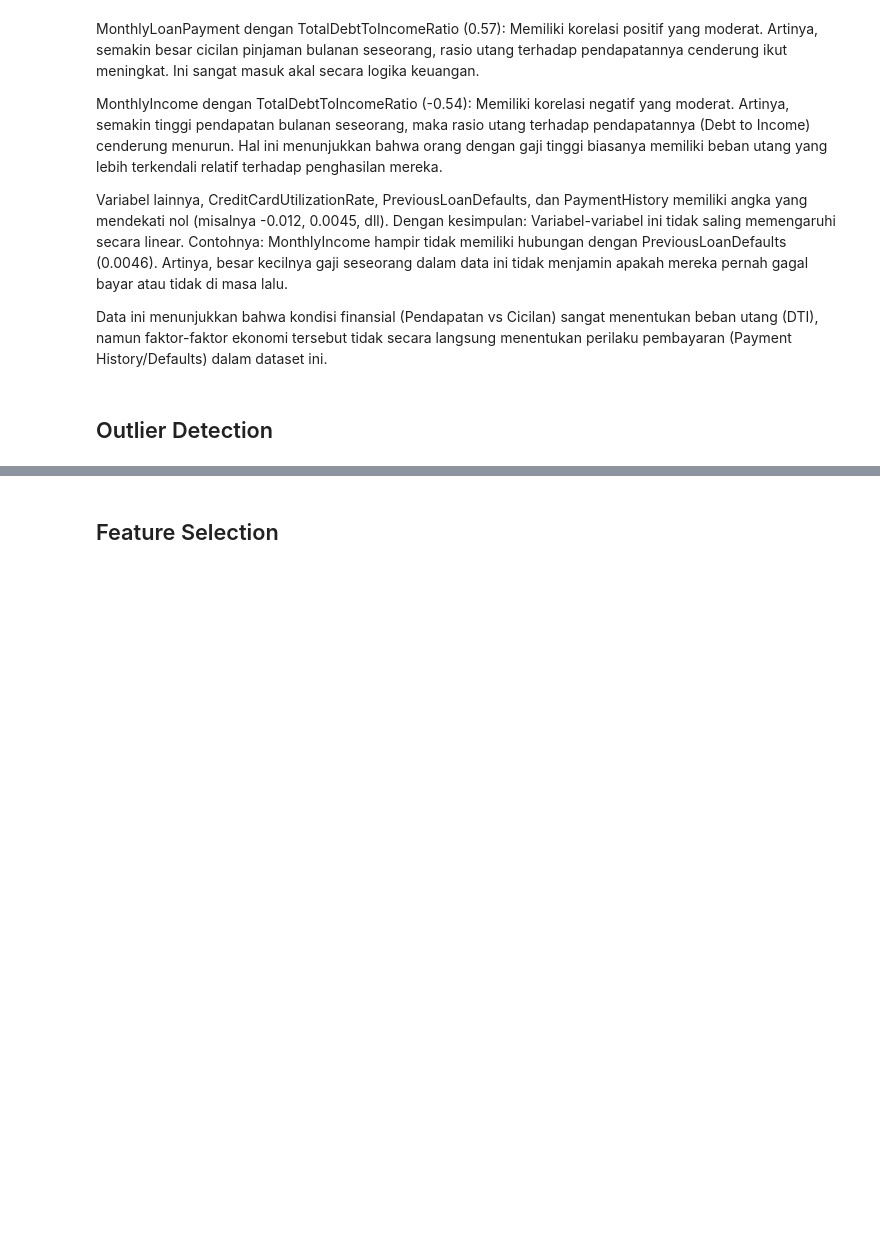
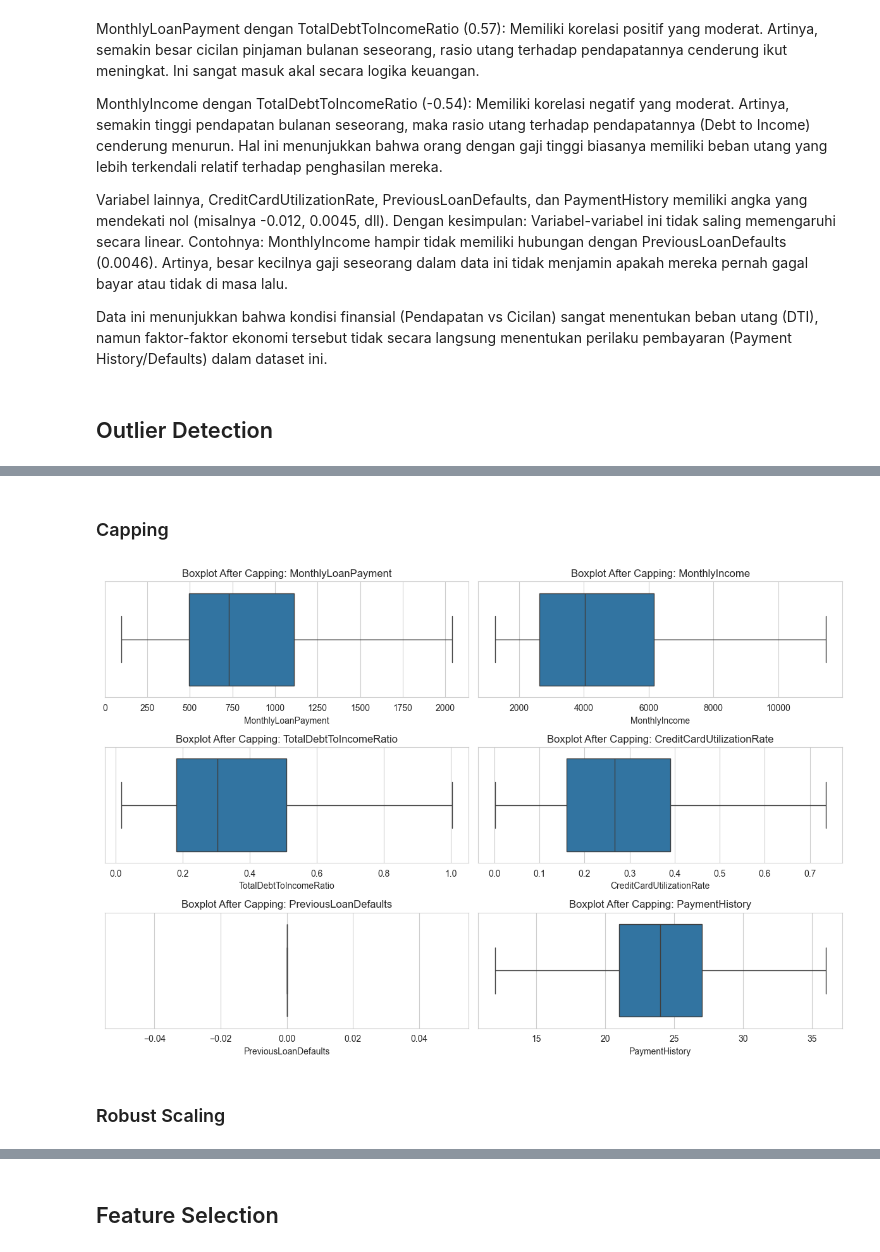
Before and after one commit to sseptiannn/finalproject_dibimbing_aiml8, a Jupyter notebook: notebooks/Exploratory Data Analysis.ipynb, the cells around one changed output, grey strips where cells are left out. Cells and saved outputs as stored; diff of their text form; code cells hidden in the pictures; blank space fills up the shorter version.

```diff
--- a/notebooks/Exploratory Data Analysis.ipynb
+++ b/notebooks/Exploratory Data Analysis.ipynb
@@ -232,0 +269,24 @@ for col in num_cols:
+# %% [markdown]
+### Capping
+# %%
+df_capped = df.copy()
+
+for col in selected_cols:
+
+    lower, upper = outlier_bounds[col]
+
+    df_capped[col] = np.clip(df_capped[col], lower, upper)
+# %%
+plt.figure(figsize=(12,8))
+
+for i, col in enumerate(selected_cols, 1):
+    plt.subplot(3,2,i)
+    sns.boxplot(x=df_capped[col])
+    plt.title(f"Boxplot After Capping: {col}")
+
+plt.tight_layout()
+plt.show()
+# %% [output]
+[figure, added]
+# %% [markdown]
+### Robust Scaling
```
Also changed, not shown: parts of 14 cells of this notebook, 1 other file.
